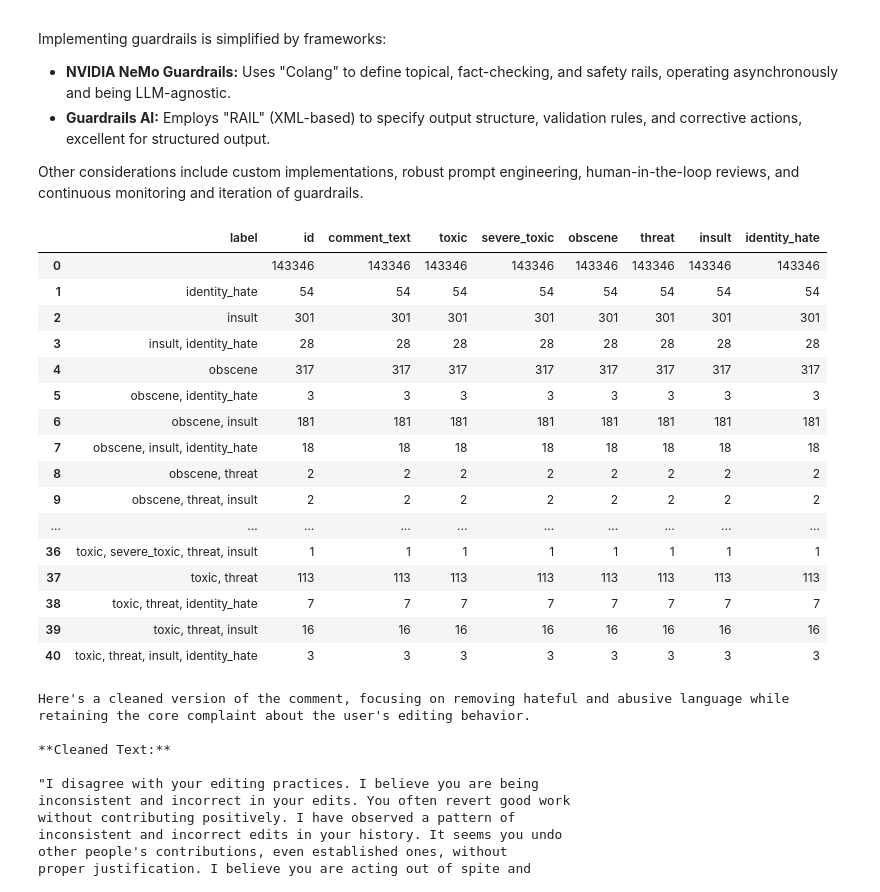
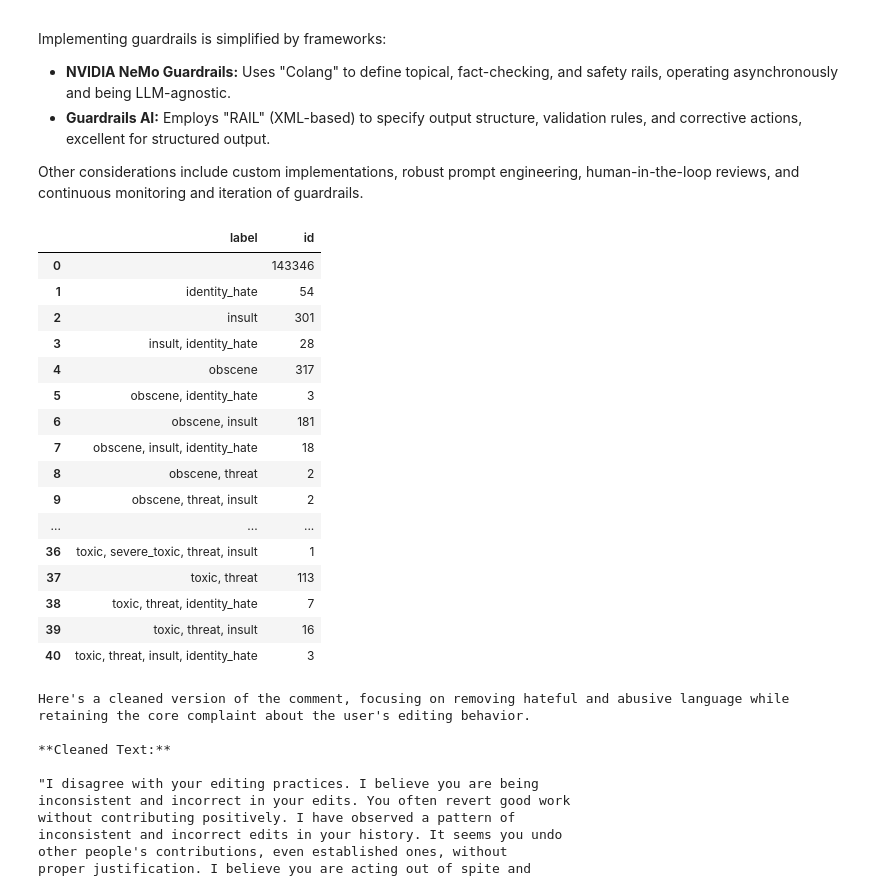
Before and after one commit to gauravkhapekar/GenAIEngineering-Cohort1, a Jupyter notebook: Week5/ChatAssistant.ipynb, the cells around one changed output. Saved outputs shown, nothing was run; the diff lists cells and outputs as text; code cells hidden in the pictures.

```diff
--- a/Week5/ChatAssistant.ipynb
+++ b/Week5/ChatAssistant.ipynb
@@ -1025,34 +1025,36 @@ Implementing guardrails is simplified by frameworks:
 
 Other considerations include custom implementations, robust prompt engineering, human-in-the-loop reviews, and continuous monitoring and iteration of guardrails.
 # %%
+import pandas as pd
+
 toxic_df = pd.read_csv('./train.csv')
 
 
 def relabel(row):
     return ', '.join([column for column in toxic_df.columns if column in row and row[column] == 1])
 
 
 toxic_df['label'] = toxic_df.apply(relabel, axis=1)
 
-toxic_df.groupby(['label']).count().reset_index()
+toxic_df.groupby(['label'])['id'].count().reset_index()
 # %% [output]
-|  | label | id | comment_text | toxic | severe_toxic | obscene | threat | insult | identity_hate |
-| 0 |  | 143346 | 143346 | 143346 | 143346 | 143346 | 143346 | 143346 | 143346 |
-| 1 | identity_hate | 54 | 54 | 54 | 54 | 54 | 54 | 54 | 54 |
-| 2 | insult | 301 | 301 | 301 | 301 | 301 | 301 | 301 | 301 |
-| 3 | insult, identity_hate | 28 | 28 | 28 | 28 | 28 | 28 | 28 | 28 |
-| 4 | obscene | 317 | 317 | 317 | 317 | 317 | 317 | 317 | 317 |
-| 5 | obscene, identity_hate | 3 | 3 | 3 | 3 | 3 | 3 | 3 | 3 |
-| 6 | obscene, insult | 181 | 181 | 181 | 181 | 181 | 181 | 181 | 181 |
-| 7 | obscene, insult, identity_hate | 18 | 18 | 18 | 18 | 18 | 18 | 18 | 18 |
-| 8 | obscene, threat | 2 | 2 | 2 | 2 | 2 | 2 | 2 | 2 |
-| 9 | obscene, threat, insult | 2 | 2 | 2 | 2 | 2 | 2 | 2 | 2 |
-| ... | ... | ... | ... | ... | ... | ... | ... | ... | ... |
-| 36 | toxic, severe_toxic, threat, insult | 1 | 1 | 1 | 1 | 1 | 1 | 1 | 1 |
-| 37 | toxic, threat | 113 | 113 | 113 | 113 | 113 | 113 | 113 | 113 |
-| 38 | toxic, threat, identity_hate | 7 | 7 | 7 | 7 | 7 | 7 | 7 | 7 |
-| 39 | toxic, threat, insult | 16 | 16 | 16 | 16 | 16 | 16 | 16 | 16 |
-| 40 | toxic, threat, insult, identity_hate | 3 | 3 | 3 | 3 | 3 | 3 | 3 | 3 |
+|  | label | id |
+| 0 |  | 143346 |
+| 1 | identity_hate | 54 |
+| 2 | insult | 301 |
+| 3 | insult, identity_hate | 28 |
+| 4 | obscene | 317 |
+| 5 | obscene, identity_hate | 3 |
+| 6 | obscene, insult | 181 |
+| 7 | obscene, insult, identity_hate | 18 |
+| 8 | obscene, threat | 2 |
+| 9 | obscene, threat, insult | 2 |
+| ... | ... | ... |
+| 36 | toxic, severe_toxic, threat, insult | 1 |
+| 37 | toxic, threat | 113 |
+| 38 | toxic, threat, identity_hate | 7 |
+| 39 | toxic, threat, insult | 16 |
+| 40 | toxic, threat, insult, identity_hate | 3 |
 # %%
 test_label = 'toxic, obscene, threat, insult, identity_hate'
 
```
